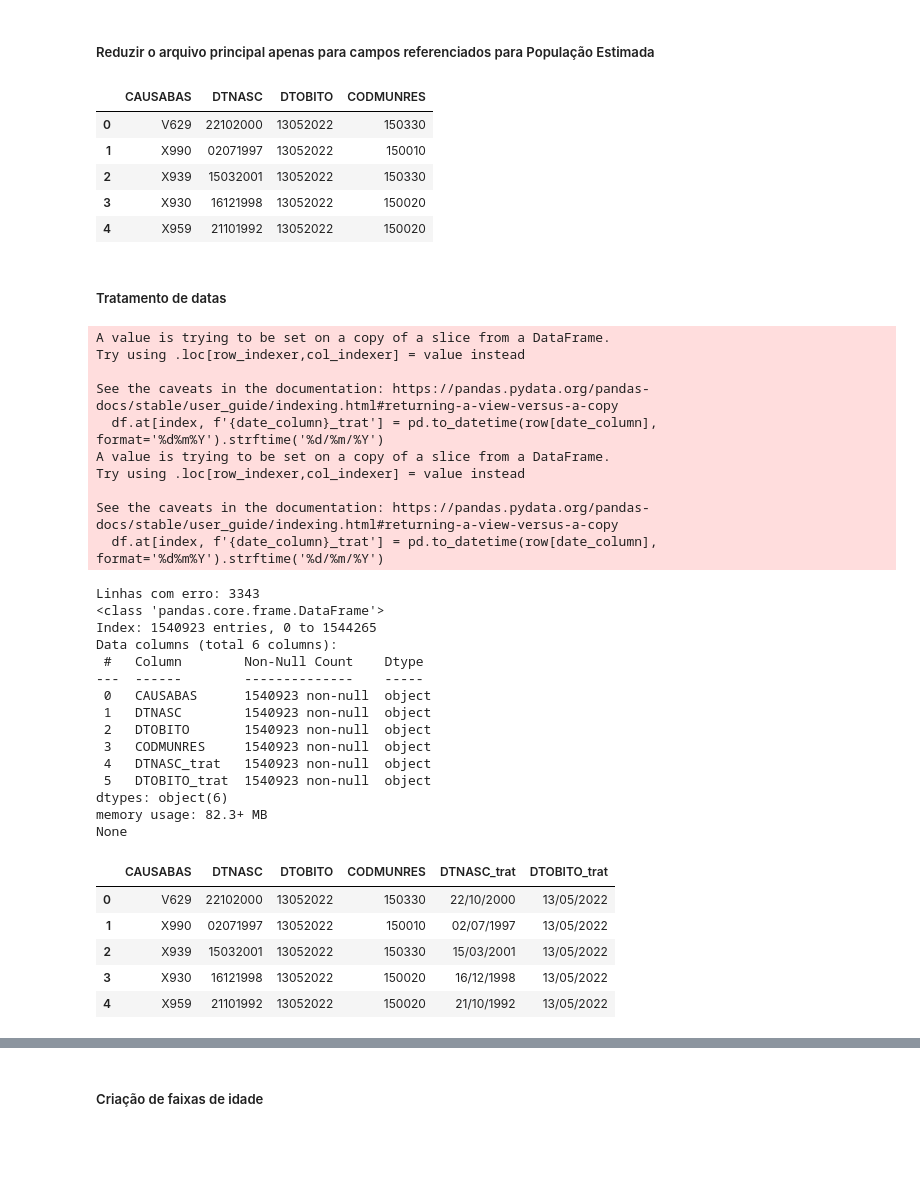
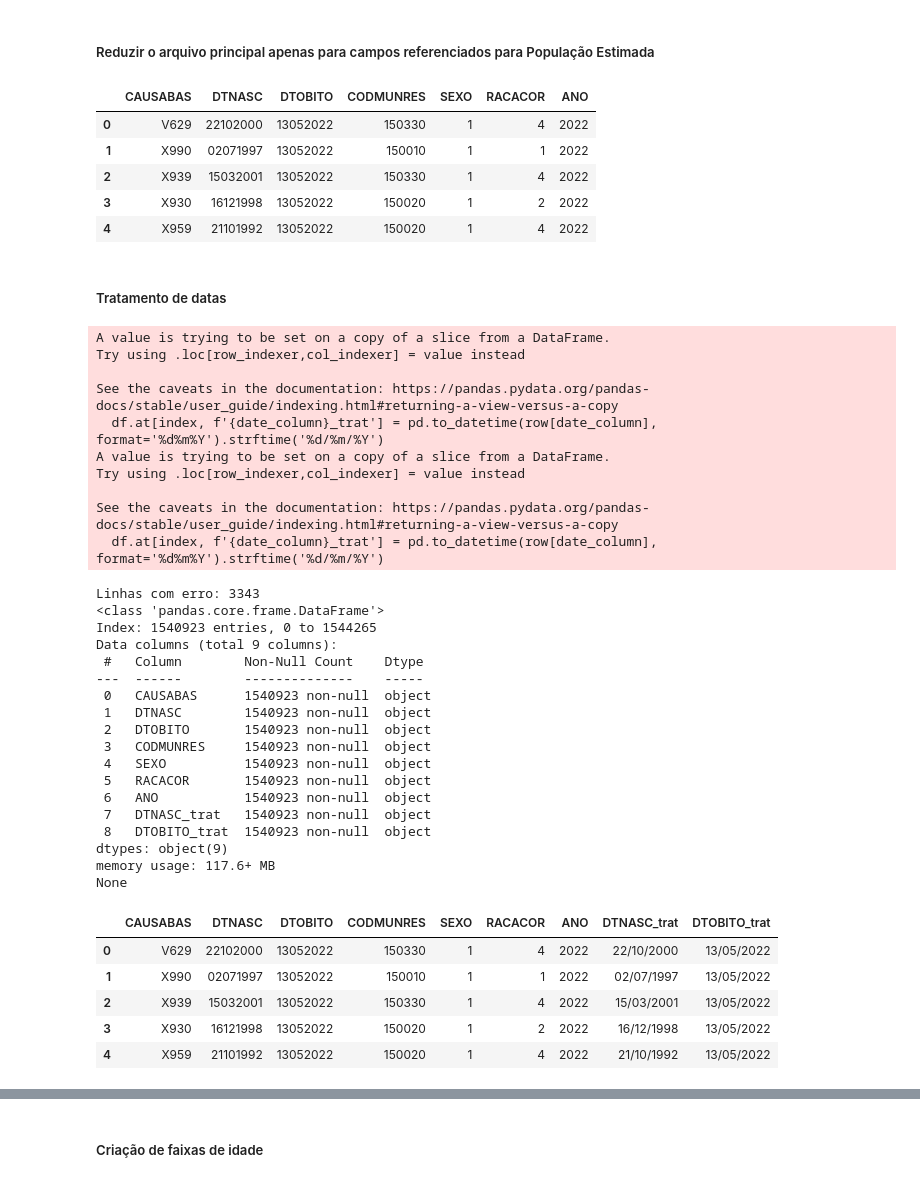
Before and after one commit to mesquita-data/heat_br_bloco1, a Jupyter notebook: Desigualdade_Mortalidade_Brasil_HEAT.ipynb, the cells around one changed output, grey strips where cells are left out. Saved outputs shown, nothing was run; the diff lists cells and outputs as text; code cells hidden in the pictures; blank space fills up the shorter version.

```diff
--- a/Desigualdade_Mortalidade_Brasil_HEAT.ipynb
+++ b/Desigualdade_Mortalidade_Brasil_HEAT.ipynb
@@ -491,15 +584,15 @@ dobr_df.head()
 ##### Reduzir o arquivo principal apenas para campos referenciados para População Estimada
 # %%
 # Filtro de campos a serem utilizados - versão 1
-dobr_cid_mun_idade = dobr_df[['CAUSABAS','DTNASC', 'DTOBITO','CODMUNRES']]
+dobr_cid_mun_idade = dobr_df[['CAUSABAS','DTNASC', 'DTOBITO','CODMUNRES','SEXO','RACACOR','ANO']]
 dobr_cid_mun_idade.head()
 # %% [output]
-|  | CAUSABAS | DTNASC | DTOBITO | CODMUNRES |
-| 0 | V629 | 22102000 | 13052022 | 150330 |
-| 1 | X990 | 02071997 | 13052022 | 150010 |
-| 2 | X939 | 15032001 | 13052022 | 150330 |
-| 3 | X930 | 16121998 | 13052022 | 150020 |
-| 4 | X959 | 21101992 | 13052022 | 150020 |
+|  | CAUSABAS | DTNASC | DTOBITO | CODMUNRES | SEXO | RACACOR | ANO |
+| 0 | V629 | 22102000 | 13052022 | 150330 | 1 | 4 | 2022 |
+| 1 | X990 | 02071997 | 13052022 | 150010 | 1 | 1 | 2022 |
+| 2 | X939 | 15032001 | 13052022 | 150330 | 1 | 4 | 2022 |
+| 3 | X930 | 16121998 | 13052022 | 150020 | 1 | 2 | 2022 |
+| 4 | X959 | 21101992 | 13052022 | 150020 | 1 | 4 | 2022 |
 # %% [markdown]
 ##### Tratamento de datas
 # %%
@@ -542,24 +635,27 @@ See the caveats in the documentation: https://pandas.pydata.org/pandas-docs/stab
 Linhas com erro: 3343
 <class 'pandas.core.frame.DataFrame'>
 Index: 1540923 entries, 0 to 1544265
-Data columns (total 6 columns):
+Data columns (total 9 columns):
  #   Column        Non-Null Count    Dtype
 ---  ------        --------------    -----
  0   CAUSABAS      1540923 non-null  object
  1   DTNASC        1540923 non-null  object
  2   DTOBITO       1540923 non-null  object
  3   CODMUNRES     1540923 non-null  object
- 4   DTNASC_trat   1540923 non-null  object
- 5   DTOBITO_trat  1540923 non-null  object
-dtypes: object(6)
-memory usage: 82.3+ MB
+ 4   SEXO          1540923 non-null  object
+ 5   RACACOR       1540923 non-null  object
+ 6   ANO           1540923 non-null  object
+ 7   DTNASC_trat   1540923 non-null  object
+ 8   DTOBITO_trat  1540923 non-null  object
+dtypes: object(9)
+memory usage: 117.6+ MB
 None
-|  | CAUSABAS | DTNASC | DTOBITO | CODMUNRES | DTNASC_trat | DTOBITO_trat |
-| 0 | V629 | 22102000 | 13052022 | 150330 | 22/10/2000 | 13/05/2022 |
-| 1 | X990 | 02071997 | 13052022 | 150010 | 02/07/1997 | 13/05/2022 |
-| 2 | X939 | 15032001 | 13052022 | 150330 | 15/03/2001 | 13/05/2022 |
-| 3 | X930 | 16121998 | 13052022 | 150020 | 16/12/1998 | 13/05/2022 |
-| 4 | X959 | 21101992 | 13052022 | 150020 | 21/10/1992 | 13/05/2022 |
+|  | CAUSABAS | DTNASC | DTOBITO | CODMUNRES | SEXO | RACACOR | ANO | DTNASC_trat | DTOBITO_trat |
+| 0 | V629 | 22102000 | 13052022 | 150330 | 1 | 4 | 2022 | 22/10/2000 | 13/05/2022 |
+| 1 | X990 | 02071997 | 13052022 | 150010 | 1 | 1 | 2022 | 02/07/1997 | 13/05/2022 |
+| 2 | X939 | 15032001 | 13052022 | 150330 | 1 | 4 | 2022 | 15/03/2001 | 13/05/2022 |
+| 3 | X930 | 16121998 | 13052022 | 150020 | 1 | 2 | 2022 | 16/12/1998 | 13/05/2022 |
+| 4 | X959 | 21101992 | 13052022 | 150020 | 1 | 4 | 2022 | 21/10/1992 | 13/05/2022 |
 # %%
 # Salvar arquivo após seleção de colunas e transformação de idade
 dobr_treat_parcial = dobr_cid_mun_idade.to_parquet('files_clean/dobr_treat_parcial.parquet')
```
Also changed, not shown: parts of 27 cells of this notebook, 4 other files.
